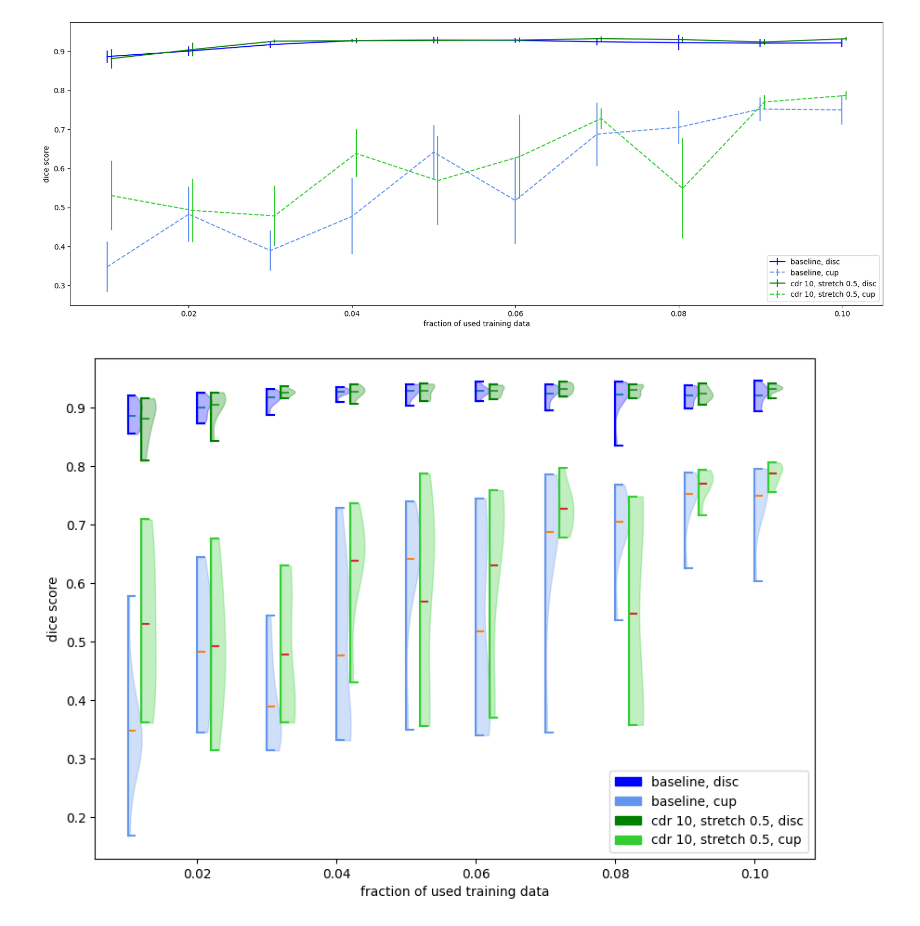
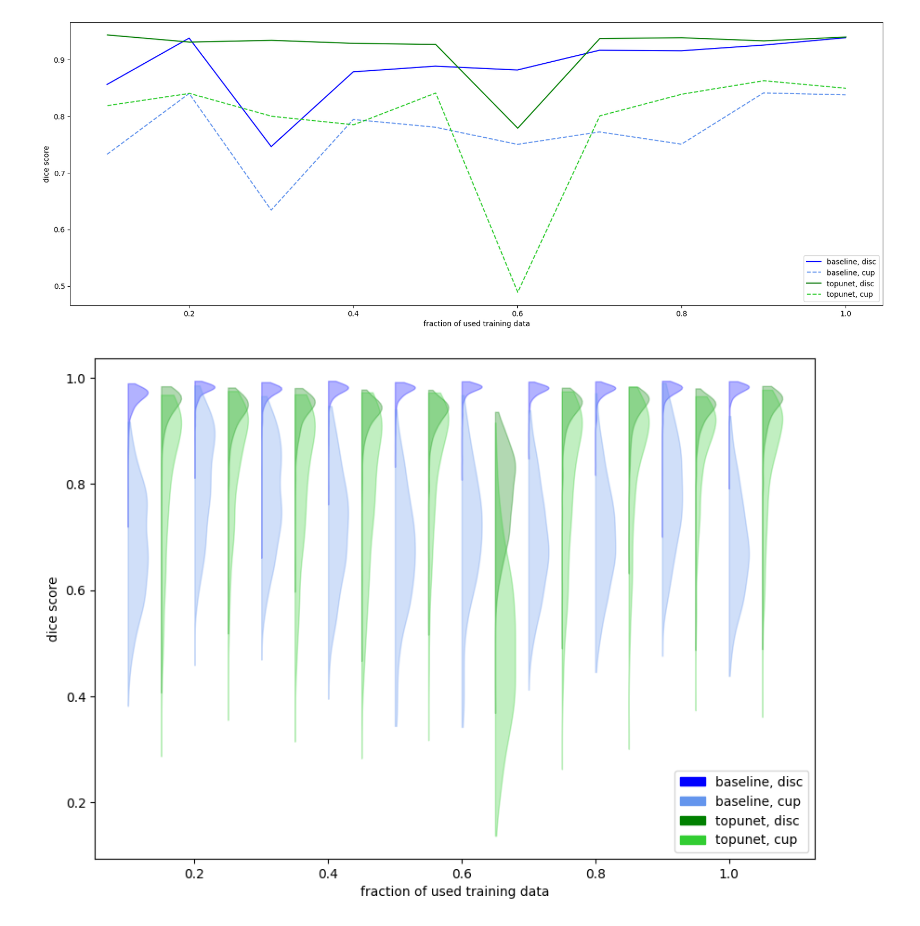
Before and after one commit to mo1333/anatomically_coherent_segmentation, a Jupyter notebook: evaluation_of_data_shortage.ipynb, the cells around one changed output. Drawn from its saved outputs; the diff is of its cells as text; code cells hidden in the pictures.

```diff
--- a/evaluation_of_data_shortage.ipynb
+++ b/evaluation_of_data_shortage.ipynb
@@ -107,21 +41,20 @@ plt.legend()
 # %%
-experiments_of_interest = ["standard_percRange001_010", "cdr10_stretch05_percRange001_010"]
-experiments_labels = ["baseline", "cdr 10, stretch 0.5", "topological loss, very narrow"]
+experiments_of_interest = ["topunet_sds_test_perc", "topunet"]
+experiments_labels = ["baseline", "topunet", "topological loss, very narrow"]
 # experiments_colors = [("b", "cornflowerblue"), ("green", "limegreen")]
 experiments_colors = [("b", "cornflowerblue"), ("green", "limegreen"), ("orangered", "coral")]
-exp_paths = ["experiments/" + name for name in experiments_of_interest]
+exp_paths = ["experiments/" + name + "/" for name in experiments_of_interest]
 
 plt.rcParams["figure.figsize"] = (20,7)
 
 for i in range(len(experiments_of_interest)):
-    data = pd.read_csv(exp_paths[i] + "/summary.csv")
-    plt.errorbar(data["percentages"]+i/2000,
-                 data["disc_performance_mean"],
-                 yerr=stats.t.ppf(1 - alpha / 2, df=(len(data) - 1)) / (len(data) ** (1 / 2)) * data["disc_performance_std"],
+    percentages, dice_dic = sds_file_handling(exp_paths[i])
+    whole_performance = np.array([dice_dic[percentages[i]] for i in range(percentages.shape[0])]).squeeze()
+    plt.errorbar(percentages+i/2000,
+                 whole_performance.mean(axis=2)[:, 1],
                  linestyle="-", color=experiments_colors[i][0], label=experiments_labels[i] + ", disc")
-    plt.errorbar(data["percentages"]+i/2000,
-                 data["cup_performance_mean"],
-                 yerr=stats.t.ppf(1 - alpha / 2, df=(len(data) - 1)) / (len(data) ** (1 / 2)) * data["cup_performance_std"],
+    plt.errorbar(percentages+i/2000,
+                 whole_performance.mean(axis=2)[:, 0],
                  linestyle="--", color=experiments_colors[i][1], label=experiments_labels[i] + ", cup")
 
 plt.xlabel("fraction of used training data")
@@ -129,50 +62,52 @@ plt.ylabel("dice score")
 plt.legend(loc=4) # loc 4 ... lower right
 plt.show()
 # %% [output]
-[figure, old version]
+[figure, new version]
 # %%
 patches = []
 labels = []
 plt.rcParams["figure.figsize"] = (10,7)
-width = 0.004 # widths depends on the percentage area we look at
-shift_factor = 500
+width = 0.06 # widths depends on the percentage area we look at
+shift_factor = 20
 
 for i in range(len(experiments_of_interest)):
-    with open(exp_paths[i] + "/whole_data.pickle", "rb") as handle:
-        data = pickle.load(handle)
-    violin = plt.violinplot(data["disc_performance"],
-                            positions = [p + i/shift_factor for p in data["percentages"]],
+    percentages, dice_dic = sds_file_handling(exp_paths[i])
+    whole_performance = np.array([dice_dic[percentages[i]] for i in range(percentages.shape[0])]).squeeze()
+    violin = plt.violinplot(whole_performance[:, 1].T,
+                            positions = [p + i/shift_factor for p in percentages],
                             widths=width,
-                            showmeans=True,
+                            showmeans=False,
+                            showextrema=False,
                             side="high")
     for pc in violin['bodies']:
         pc.set_facecolor(experiments_colors[i][0])
         pc.set_edgecolor(experiments_colors[i][0])
-    for partname in ('cbars','cmins','cmaxes'):
-        vp = violin[partname]
-        vp.set_edgecolor(experiments_colors[i][0])
+    # for partname in ('cbars','cmins','cmaxes'):
+    #     vp = violin[partname]
+    #     vp.set_edgecolor(experiments_colors[i][0])
     patches.append(mpatches.Patch(color=experiments_colors[i][0]))
     labels.append(experiments_labels[i] + ", disc")
 
-    violin = plt.violinplot(data["cup_performance"],
-                            positions = [p + i/shift_factor for p in data["percentages"]],
+    violin = plt.violinplot(whole_performance[:, 0].T,
+                            positions = [p + i/shift_factor for p in percentages],
                             widths=width,
-                            showmeans=True,
+                            showmeans=False,
+                            showextrema=False,
                             side="high")
     for pc in violin['bodies']:
         pc.set_facecolor(experiments_colors[i][1])
         pc.set_edgecolor(experiments_colors[i][1])
-    for partname in ('cbars','cmins','cmaxes'):
-        vp = violin[partname]
-        vp.set_edgecolor(experiments_colors[i][1])
+    # for partname in ('cbars','cmins','cmaxes'):
+    #     vp = violin[partname]
+    #     vp.set_edgecolor(experiments_colors[i][1])
     patches.append(mpatches.Patch(color=experiments_colors[i][1]))
     labels.append(experiments_labels[i] + ", cup")
 
 
 plt.xlabel("fraction of used training data")
 plt.ylabel("dice score")
 plt.legend(patches, labels, loc=4) # loc 4 ... lower right
 plt.savefig("comparison.png")
 plt.show()
 # %% [output]
-[figure, old version]
+[figure, new version]
```
Also changed, not shown: parts of 12 cells of this notebook, 3 other files.
